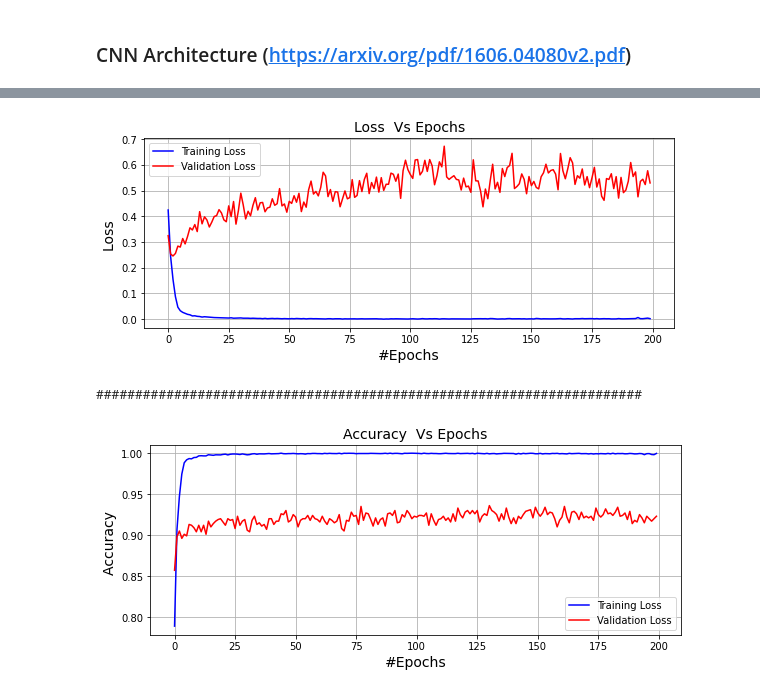
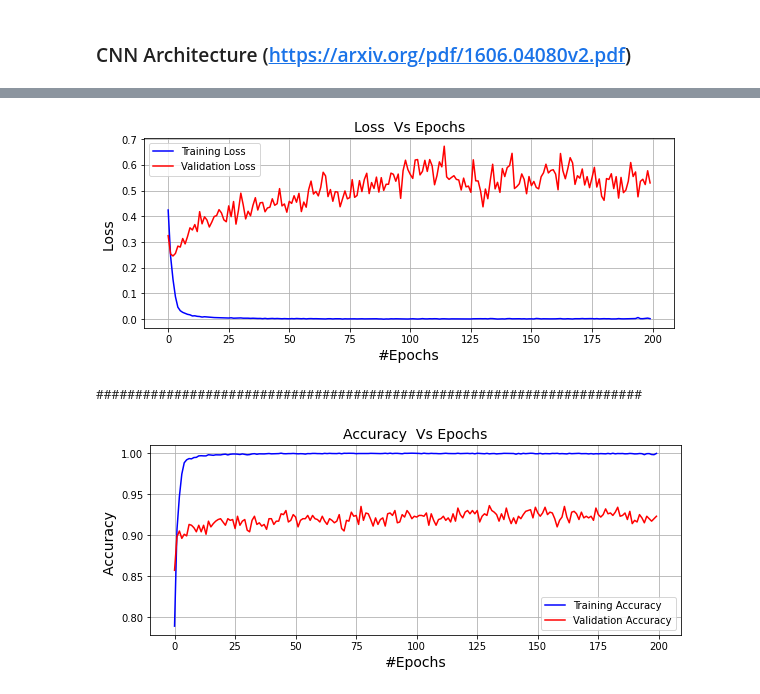
Before and after one commit to a-moharil/2AMM10-Group7, a Jupyter notebook: Assignment_BCE_Fully_Trained.ipynb, the cells around one changed output, grey strips where cells are left out. Cells and saved outputs as stored; diff of their text form; code cells hidden in the pictures.

Commit message:
fully trained with performance eval

```diff
--- a/Assignment_BCE_Fully_Trained.ipynb
+++ b/Assignment_BCE_Fully_Trained.ipynb
@@ -440,30 +440,30 @@ obtained_val_acc = convert_list_of_tensors(obtained_val_acc)
 # %%
 fig = plt.gcf()
 fig.set_size_inches(9.5, 3.5)
 plt.plot(range(0,200),obtained_train_loss, label = "Training Loss", color = "blue")
 plt.plot(range(0,200),obtained_val_loss, label = "Validation Loss", color = "red")
 plt.title('Loss  Vs Epochs', fontsize=14)
 plt.xlabel('#Epochs', fontsize=14)
 plt.ylabel('Loss ', fontsize=14)
 plt.grid(True)
 plt.legend()
 plt.show()
 fig.savefig('Loss.png')
 fig = plt.gcf()
 print("######################################################################")
 fig.set_size_inches(9.5, 3.5)
-plt.plot(range(0,200),obtained_train_acc, label = "Training Loss", color = "blue")
-plt.plot(range(0,200),obtained_val_acc, label = "Validation Loss", color = "red")
+plt.plot(range(0,200),obtained_train_acc, label = "Training Accuracy", color = "blue")
+plt.plot(range(0,200),obtained_val_acc, label = "Validation Accuracy", color = "red")
 plt.title('Accuracy  Vs Epochs', fontsize=14)
 plt.xlabel('#Epochs', fontsize=14)
 plt.ylabel('Accuracy ', fontsize=14)
 plt.grid(True)
 plt.legend()
 plt.show()
 fig.savefig('Accuracy.png')
 # %% [output]
 [figure]
 ######################################################################
-[figure, old version]
+[figure, new version]
 # %%
 #Plot the query_image - support set images and the computed similarity between the tw0. (Do this for a batch)
```
Also changed, not shown: 1 other file.
